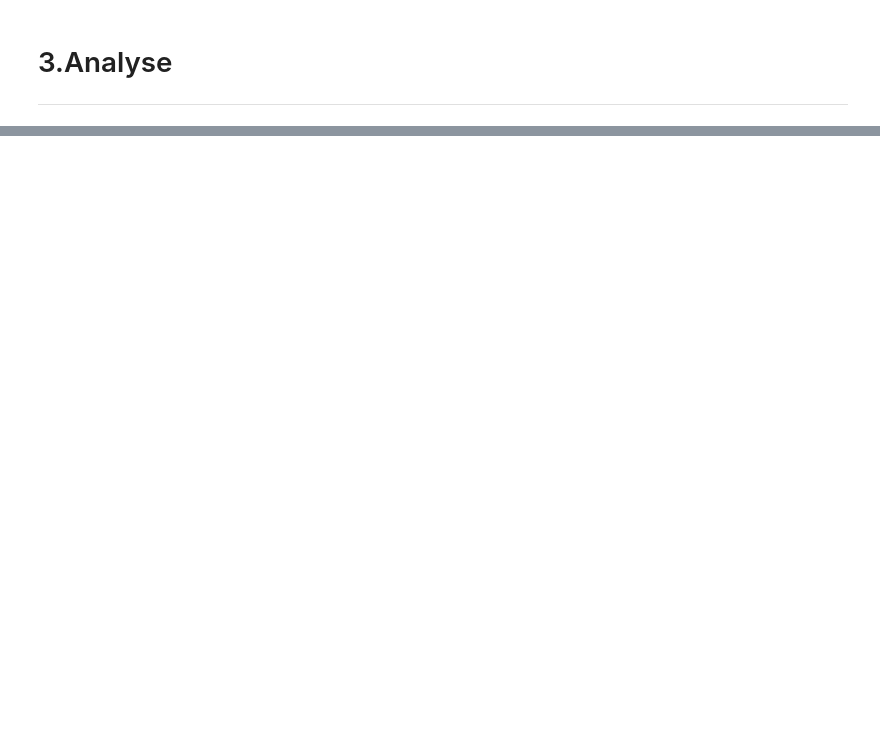
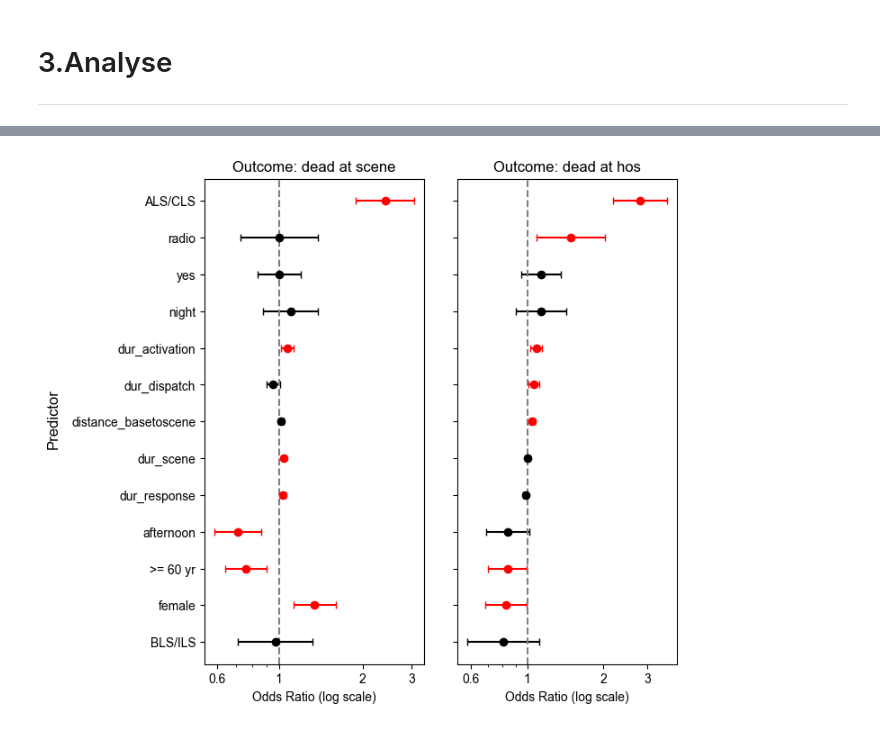
Before and after one commit to Ramathibodi-HPSR/Prehos, a Jupyter notebook: main.ipynb, the cells around one changed output, grey strips where cells are left out. Drawn from its saved outputs; the diff is of its cells as text; code cells hidden in the pictures; blank space fills up the shorter version.

```diff
--- a/main.ipynb
+++ b/main.ipynb
@@ -1813,12 +928,0 @@ display(df['perform_er-scene'].value_counts())
-# %%
-df_dead = df[(df['symptom_code'] == '06:cardiac arrest') & (df['triage_er'] == 'critical')].copy()
-df_dead['age_gr'] = df_dead['age'].apply(lambda x: '> 60' if x > 60 else '<= 60')
-
-predictors = [
-    'transfer', #tranfers
-    'age_gr', 'gender', 'nationality', 'shift', #demographic
-    'call', 'level', 'perform_scene', 'perform_er-scene', 'dispatch', 'activation', 'response'
-    ]
-
-for p in predictors:
-    analyse.describe(df_dead, ['dead'], p, overall=True, bootstrap=False, table_name=f'Table Dead-{p}')
@@ -2516,0 +1042,71 @@ analyse.logistic_regression(df, outcome_column, predictors, reference_group, mul
+# %%
+# Sort for cleaner plotting
+df = logis_df.copy()
+df.sort_values(by=["outcome", "OR"], ascending=[True, False], inplace=True)
+df['predictor_extracted'] = df['predictor'].apply(
+    lambda x: pd.Series(x).str.extract(r'\[T\.(.+?)\]').fillna(x).iloc[0]
+)
+
+predictors = df['predictor_extracted'].unique()[::-1]
+predictors = [p for p in predictors if p not in ['Intercept', 'other']]
+y = np.arange(len(predictors))
+predictor_to_y = {label: idx for idx, label in enumerate(predictors)}
+significance_threshold = 0.05
+
+# Redraw the forest plot with highlighted significant predictors
+fig, axes = plt.subplots(1, 2, figsize=(7, 7), sharey=True)
+outcomes = ['dead at scene', 'dead at hos']
+colors = {'dead at hos': 'black', 'dead at scene': 'black'}
+
+for i, outcome in enumerate(outcomes):
+    ax = axes[i]
+    sub = df[df['outcome'] == outcome]
+    sub = sub[sub['predictor_extracted'].isin(predictors)]
+
+    y_vals = sub['predictor_extracted'].map(predictor_to_y)
+    or_vals = sub['OR']
+    lower = sub['[0.025']
+    upper = sub['0.975]']
+    pvals = sub['P>|z|']
+    is_sig = pvals < significance_threshold
+
+    # Highlight significant predictors with a star marker
+    ax.errorbar(
+        or_vals[~is_sig],
+        y_vals[~is_sig],
+        xerr=[np.abs(or_vals[~is_sig] - lower[~is_sig]), np.abs(upper[~is_sig] - or_vals[~is_sig])],
+        fmt='o',
+        color=colors[outcome],
+        capsize=3
+    )
+
+    ax.errorbar(
+        or_vals[is_sig],
+        y_vals[is_sig],
+        xerr=[np.abs(or_vals[is_sig] - lower[is_sig]), np.abs(upper[is_sig] - or_vals[is_sig])],
+        fmt='ro',
+        capsize=3,
+        label='p < 0.05' if i == 0 else ""
+    )
+
+    ax.axvline(1, linestyle='--', color='gray')
+    ax.set_xscale('log')
+    ax.set_xticks([0.6, 1, 2, 3])
+    ax.set_xticklabels(['0.6', '1', '2', '3'])
+    ax.set_title(f'Outcome: {outcome}')
+    ax.set_xlabel("Odds Ratio (log scale)")
+    # ax.set_xlim(0.5,4)
+
+    if i == 1:
+        ax.set_yticks(y)
+        ax.set_yticklabels(predictors, fontsize=10)
+    else:
+        ax.set_yticks(y)
+        ax.set_yticklabels([])
+
+# Add legend and adjust layout
+fig.text(-0.1, 0.5, 'Predictor', va='center', rotation='vertical', fontsize=12)
+plt.subplots_adjust(left=0.15, wspace=0.15)
+plt.show()
+# %% [output]
+[figure, added]
```
Also changed, not shown: parts of 79 cells of this notebook.
